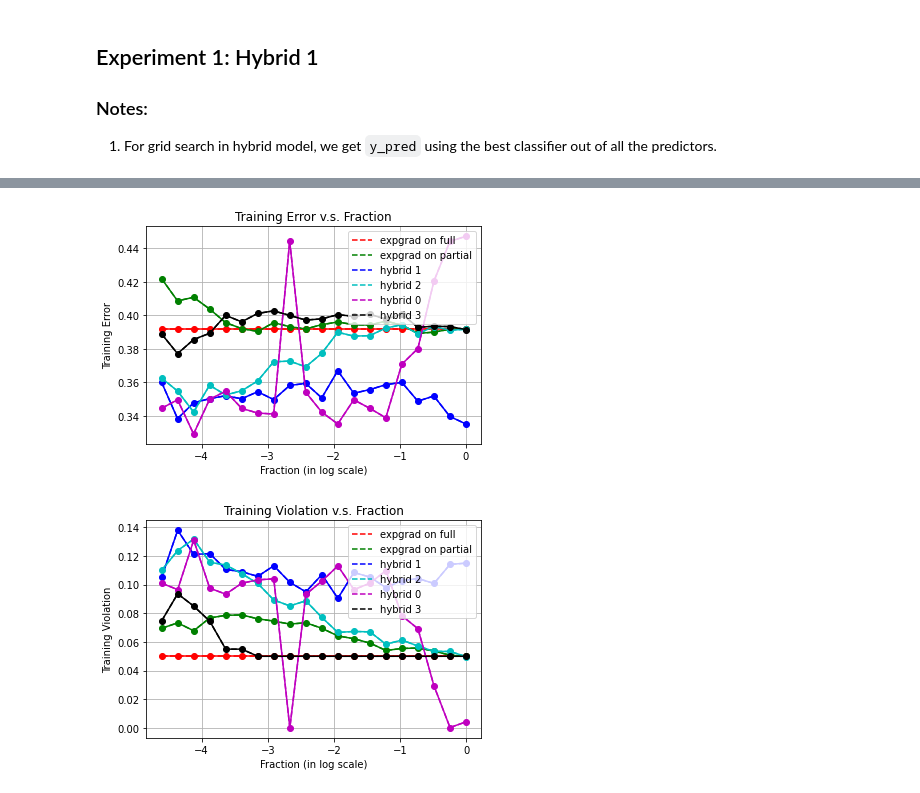
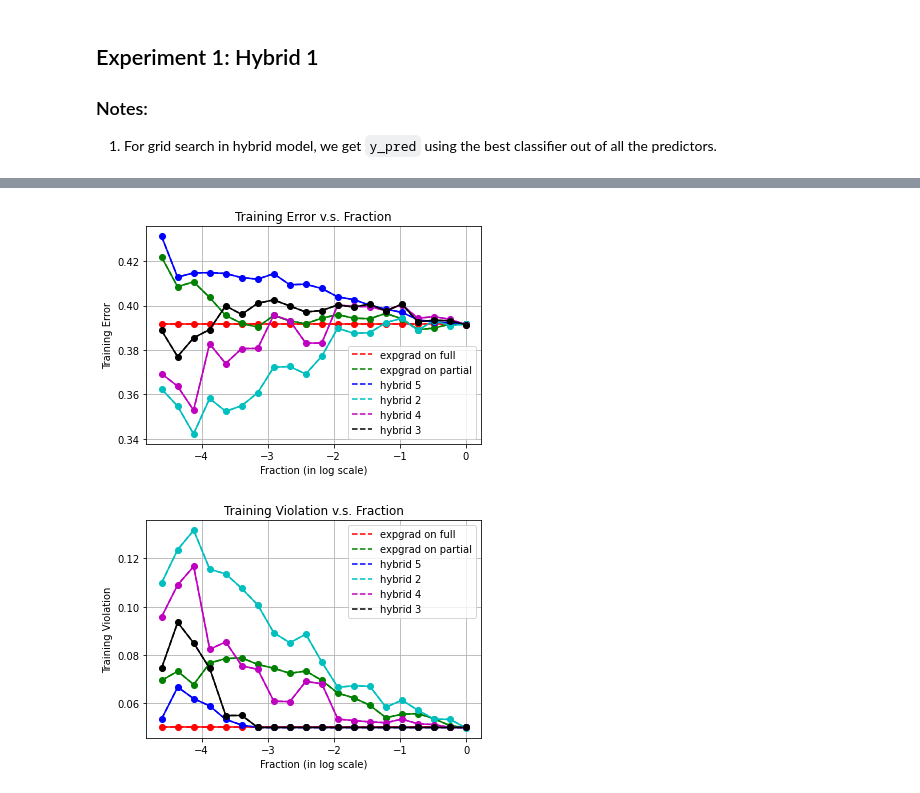
Before and after one commit to UMass-Responsible-AI/fairlearn, a Jupyter notebook: notebooks/hybrid-lagrangian-test-train-compas.ipynb, the cells around one changed output, grey strips where cells are left out. Drawn from its saved outputs; the diff is of its cells as text; code cells hidden in the pictures.

```diff
--- a/notebooks/hybrid-lagrangian-test-train-compas.ipynb
+++ b/notebooks/hybrid-lagrangian-test-train-compas.ipynb
@@ -826,41 +969,41 @@ plt.show()
 # %%
 
 l1 = plt.plot(fr, error_expgrad_alls_train,'r--',label="expgrad on full")
 l2 = plt.plot(fr, error_expgrad_fracs_train,'g--',label="expgrad on partial")
-l3 = plt.plot(fr, error_hybrids_train,'b--',label="hybrid 1")
+l3 = plt.plot(fr, error_no_grid_rewts_train,'b--',label="hybrid 5")
 l4 = plt.plot(fr, error_grid_pmf_fracs_train,'c--',label="hybrid 2")
-l5 = plt.plot(fr, error_best_lambdas_train,'m--',label="hybrid 0")
+l5 = plt.plot(fr, error_rewts_partial_train,'m--',label="hybrid 4")
 l6 = plt.plot(fr, error_rewts_pmf_train,'k--',label="hybrid 3")
 plt.plot(fr, error_expgrad_alls_train,'ro-', fr, error_expgrad_fracs_train,'go-',
-         fr, error_hybrids_train,'bo-', fr, error_grid_pmf_fracs_train,'co-',
-         fr, error_best_lambdas_train,'mo-', fr, error_rewts_pmf_train,'ko-'
+         fr, error_no_grid_rewts_train,'bo-', fr, error_grid_pmf_fracs_train,'co-',
+         fr, error_rewts_partial_train,'mo-', fr, error_rewts_pmf_train,'ko-'
          )
 plt.xlabel('Fraction (in log scale)')
 plt.ylabel('Training Error')
 plt.title('Training Error v.s. Fraction')
 plt.grid()
 plt.legend()
 plt.show()
 
 l1 = plt.plot(fr, vio_expgrad_alls_train,'r--',label="expgrad on full")
 l2 = plt.plot(fr, vio_expgrad_fracs_train,'g--',label="expgrad on partial")
-l3 = plt.plot(fr, vio_hybrids_train,'b--',label="hybrid 1")
+l3 = plt.plot(fr, vio_no_grid_rewts_train,'b--',label="hybrid 5")
 l4 = plt.plot(fr, vio_grid_pmf_fracs_train,'c--',label="hybrid 2")
-l5 = plt.plot(fr, vio_best_lambdas_train,'m--',label="hybrid 0")
+l5 = plt.plot(fr, vio_rewts_partial_train,'m--',label="hybrid 4")
 l6 = plt.plot(fr, vio_rewts_pmf_train,'k--',label="hybrid 3")
 plt.plot(fr, vio_expgrad_alls_train,'ro-', fr, vio_expgrad_fracs_train,'go-',
-         fr, vio_hybrids_train,'bo-', fr, vio_grid_pmf_fracs_train,'co-',
-         fr, vio_best_lambdas_train,'mo-', fr, vio_rewts_pmf_train,'ko-'
+         fr, vio_no_grid_rewts_train,'bo-', fr, vio_grid_pmf_fracs_train,'co-',
+         fr, vio_rewts_partial_train,'mo-', fr, vio_rewts_pmf_train,'ko-'
          )
 plt.xlabel('Fraction (in log scale)')
 plt.ylabel('Training Violation')
 plt.title('Training Violation v.s. Fraction')
 plt.grid()
 plt.legend()
 plt.show()
 # %% [output]
-[figure, old version]
+[figure, new version]
-[figure, old version]
+[figure, new version]
 # %%
 l1 = plt.plot(fr, error_expgrad_alls_test,'r--',label="expgrad on full")
 l2 = plt.plot(fr, error_expgrad_fracs_test,'g--',label="expgrad on partial")
```
Also changed, not shown: parts of 5 cells of this notebook, 3 other files.
